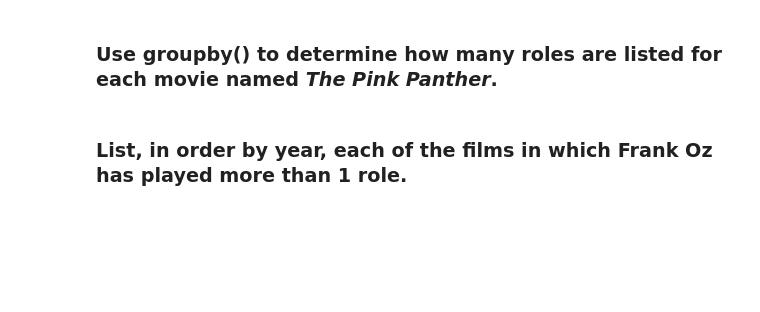
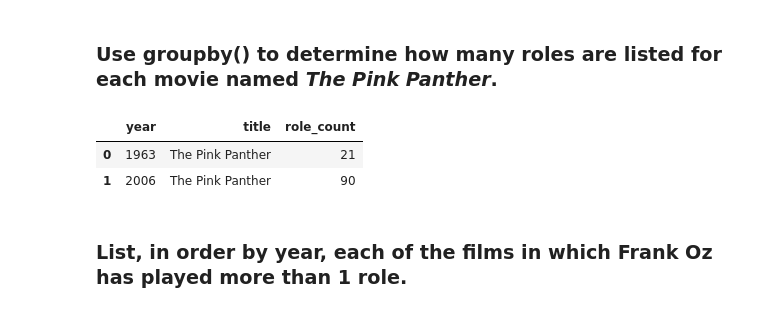
Before and after one commit to valwee77/pycon-pandas-tutorial, a Jupyter notebook: Exercises-3.ipynb, the cells around one changed output. Drawn from its saved outputs; the diff is of its cells as text; code cells hidden in the pictures; blank space fills up the shorter version.

```diff
--- a/Exercises-3.ipynb
+++ b/Exercises-3.ipynb
@@ -69,4 +86,12 @@ Length: 226, dtype: int64
 # %% [markdown]
 ### Use groupby() to determine how many roles are listed for each movie named _The Pink Panther_.
+# %%
+c = cast
+c = c[c.title == 'The Pink Panther']
+c.sort_values('n').groupby(['year','title']).size().reset_index(name='role_count')
+# %% [output]
+|  | year | title | role_count |
+| 0 | 1963 | The Pink Panther | 21 |
+| 1 | 2006 | The Pink Panther | 90 |
 # %% [markdown]
 ### List, in order by year, each of the films in which Frank Oz has played more than 1 role.
```
Also changed, not shown: parts of 3 cells of this notebook, 1 other file.
